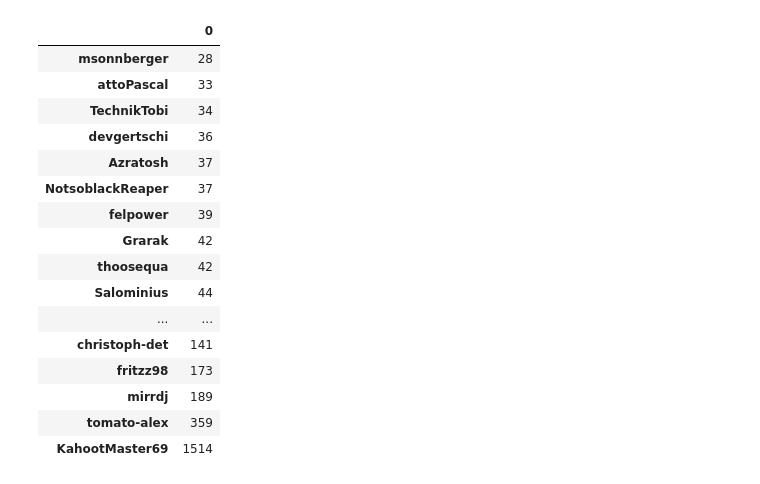
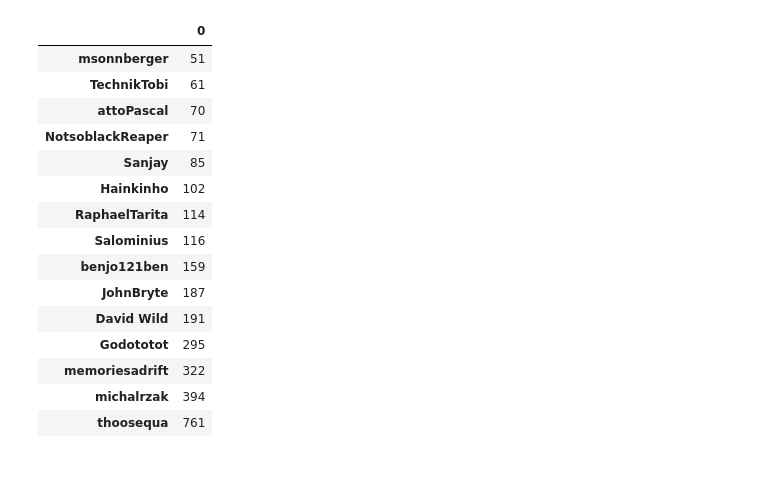
Before and after one commit to attoPascal/advent-of-code, a Jupyter notebook: meta/leaderboard.ipynb, the cells around one changed output. Saved outputs shown, nothing was run; the diff lists cells and outputs as text; code cells hidden in the pictures.

```diff
--- a/meta/leaderboard.ipynb
+++ b/meta/leaderboard.ipynb
@@ -63,20 +64,19 @@ leaderboard.seconds_latest_day()
-# %%
-leaderboard.seconds_all_days() // 60
-# %% [output]
-|  | 0 |
-| msonnberger | 28 |
-| attoPascal | 33 |
-| TechnikTobi | 34 |
-| devgertschi | 36 |
-| Azratosh | 37 |
-| NotsoblackReaper | 37 |
-| felpower | 39 |
-| Grarak | 42 |
-| thoosequa | 42 |
-| Salominius | 44 |
-| ... | ... |
-| christoph-det | 141 |
-| fritzz98 | 173 |
-| mirrdj | 189 |
-| tomato-alex | 359 |
-| KahootMaster69 | 1514 |
+# %%
+sum_seconds(data) // 60
+# %% [output]
+|  | 0 |
+| msonnberger | 51 |
+| TechnikTobi | 61 |
+| attoPascal | 70 |
+| NotsoblackReaper | 71 |
+| Sanjay | 85 |
+| Hainkinho | 102 |
+| RaphaelTarita | 114 |
+| Salominius | 116 |
+| benjo121ben | 159 |
+| JohnBryte | 187 |
+| David Wild | 191 |
+| Godototot | 295 |
+| memoriesadrift | 322 |
+| michalrzak | 394 |
+| thoosequa | 761 |
```
Also changed, not shown: parts of 7 cells of this notebook, 4 other files.
